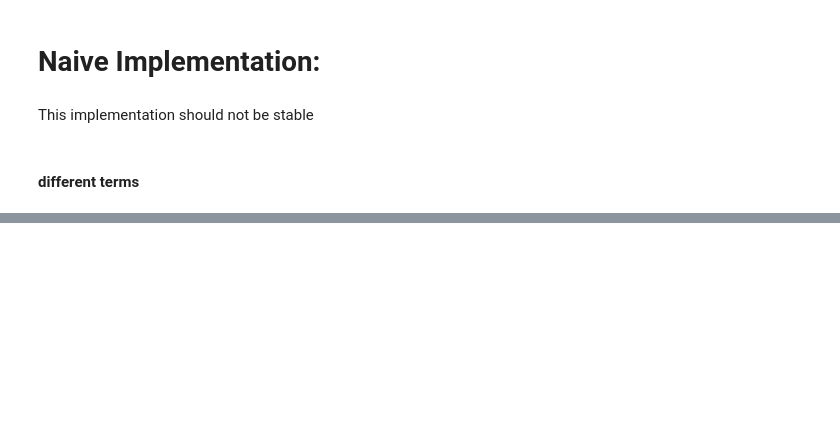
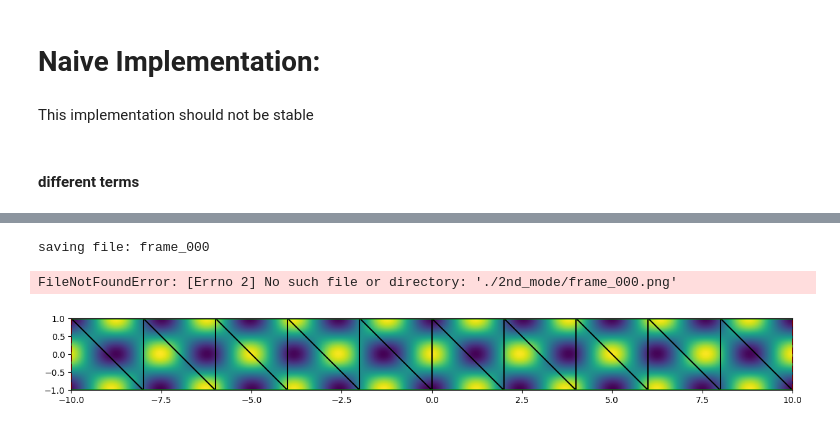
Before and after one commit to MPenaR/UWVFTrefftz, a Jupyter notebook: src/test_trefft.ipynb, the cells around one changed output, grey strips where cells are left out. Cells and saved outputs as stored; diff of their text form; code cells hidden in the pictures; blank space fills up the shorter version.

```diff
--- a/src/test_trefft.ipynb
+++ b/src/test_trefft.ipynb
@@ -627,0 +683,22 @@ plt.imshow(np.abs(A))
+# %%
+def save_field(Z,n,T,t, folder = './2nd_mode/'):
+    w = 5*2*pi/T
+    _, ax = plt.subplots( figsize=(15,3))
+    ax.imshow(np.real(Z*exp(-1j*w*t)), origin="lower", extent=[-R,R,-H,H])
+    plot_mesh(Omega, ax)
+    ax.axis('square')
+    ax.set_xlim([-R,R])
+    ax.set_ylim([-H,H])
+    filename = f'frame_{n:03d}.png'
+    print(f'saving file: {filename}')
+    plt.savefig(f'{folder}{filename}')
+    plt.close()
+
+N = 100
+T = 5
+for (n,t) in enumerate(np.linspace(0,T,N)):
+    save_field(Z,n,T,t, folder = './2nd_mode/')
+# %% [output]
+saving file: frame_000
+FileNotFoundError: [Errno 2] No such file or directory: './2nd_mode/frame_000.png'
+[figure, added]
```
Also changed, not shown: parts of 19 cells of this notebook, 1 other file.
